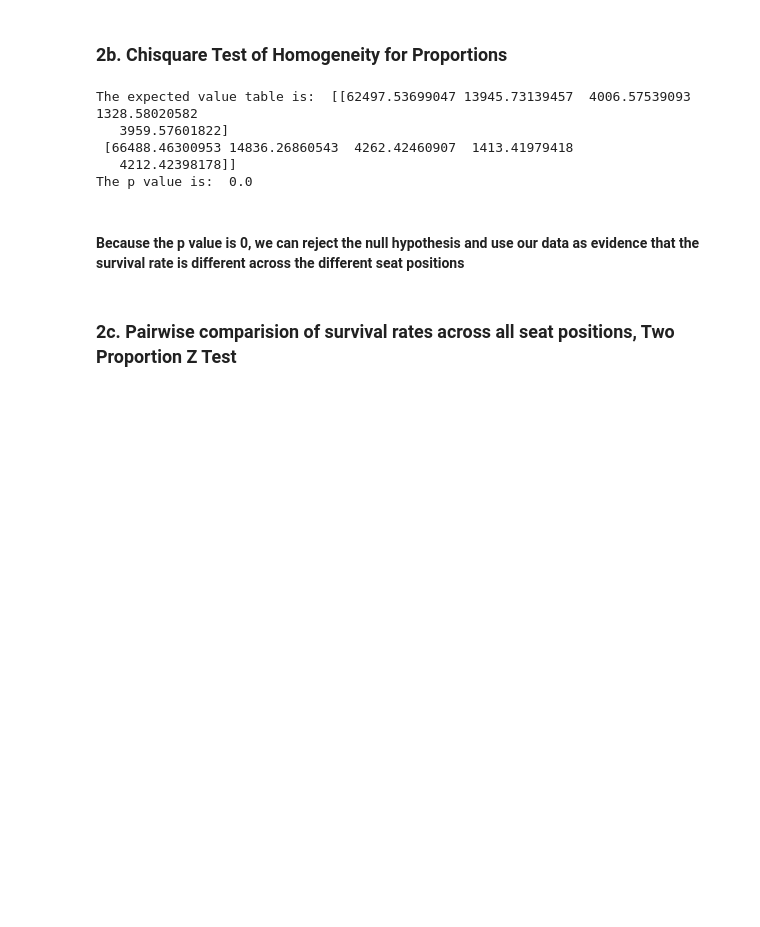
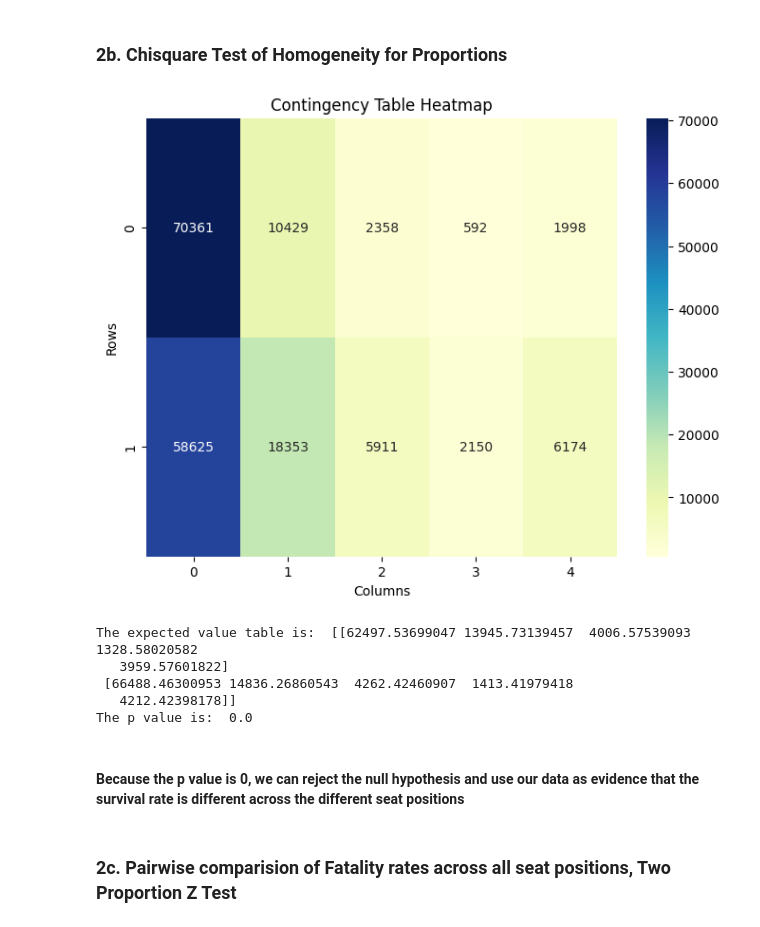
Before and after one commit to dcheung0720/Data-Wizards-1, a Jupyter notebook: Analysis/CrashAnalysis.ipynb, the cells around one changed output. Saved outputs shown, nothing was run; the diff lists cells and outputs as text; code cells hidden in the pictures; blank space fills up the shorter version.

Commit message:
pairwise comparison

```diff
--- a/Analysis/CrashAnalysis.ipynb
+++ b/Analysis/CrashAnalysis.ipynb
@@ -140,18 +142,26 @@ plt.show()
 <h3>2b. Chisquare Test of Homogeneity for Proportions</h3>
 # %%
 # Here, we want to see if the proportion of survival/fatality rates are the same.
-# Null hypothesis: The survival rate is the same across the different seat positions
-# Alternate Hypothesis: The survival rate is different across the different seat positions
+# Null hypothesis: The Fatality rate is the same across the different seat positions
+# Alternate Hypothesis: The Fatality rate is different across the different seat positions
 
 observed = [
     y_data["Fatal"],
     y_data["Non-Fatal"]
 ]
 
+plt.figure(figsize=(8, 6))  # Adjust the figure size as needed
+sns.heatmap(observed, annot=True, cmap="YlGnBu", fmt="d")  # d for integer formatting in annotations
+plt.title("Contingency Table Heatmap")
+plt.xlabel("Columns")  # Label for the x-axis
+plt.ylabel("Rows")  # Label for the y-axis
+plt.show()
+
 results = st.chi2_contingency(observed)
 print(f"The expected value table is: ", results.expected_freq)
 print(f"The p value is: ", results.pvalue)
 # %% [output]
+[figure, added]
 The expected value table is:  [[62497.53699047 13945.73139457  4006.57539093  1328.58020582
    3959.57601822]
  [66488.46300953 14836.26860543  4262.42460907  1413.41979418
@@ -160,4 +170,4 @@ The p value is:  0.0
 # %% [markdown]
 <h4>Because the p value is 0, we can reject the null hypothesis and use our data as evidence that the survival rate is different across the different seat positions</h4>
 # %% [markdown]
-<h3>2c. Pairwise comparision of survival rates across all seat positions, Two Proportion Z Test</h3>
+<h3>2c. Pairwise comparision of Fatality rates across all seat positions, Two Proportion Z Test</h3>
```
Also changed, not shown: parts of 2 cells of this notebook.
